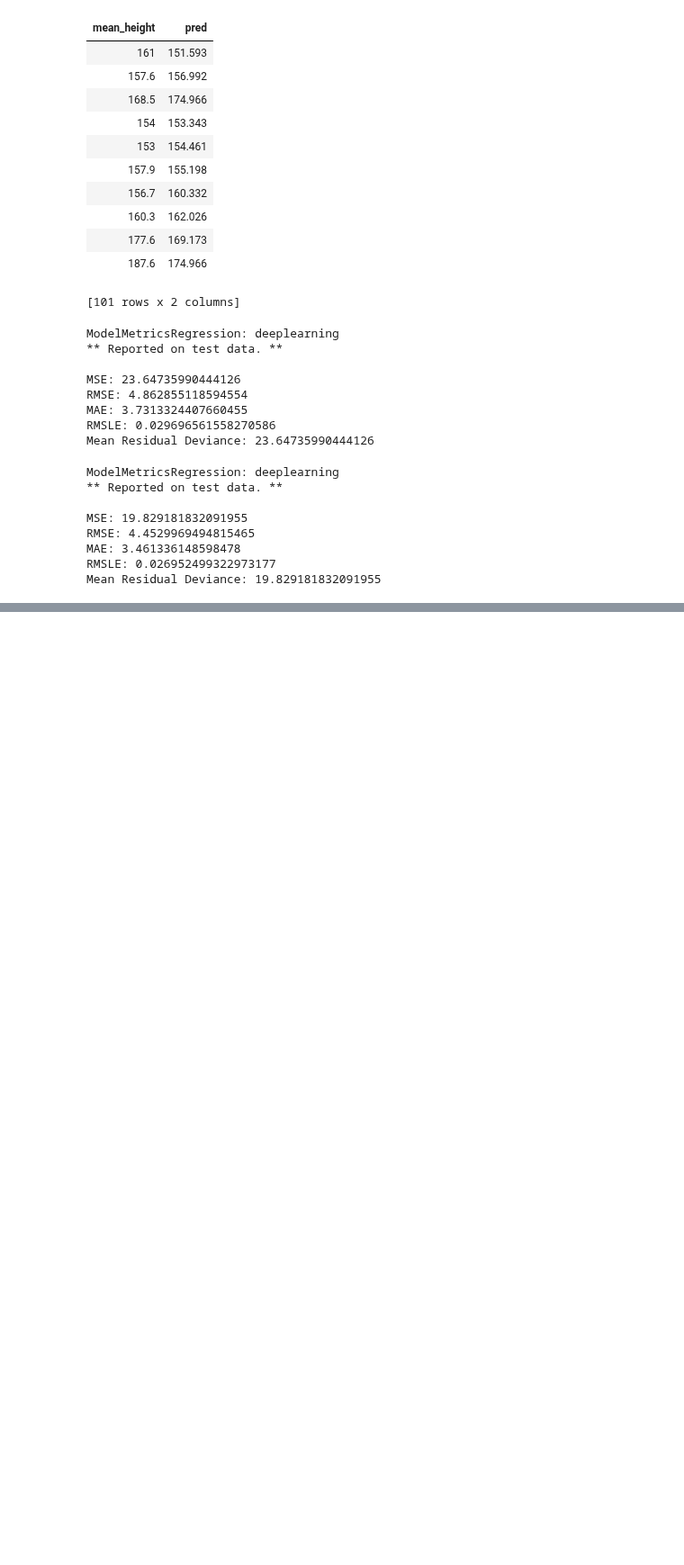
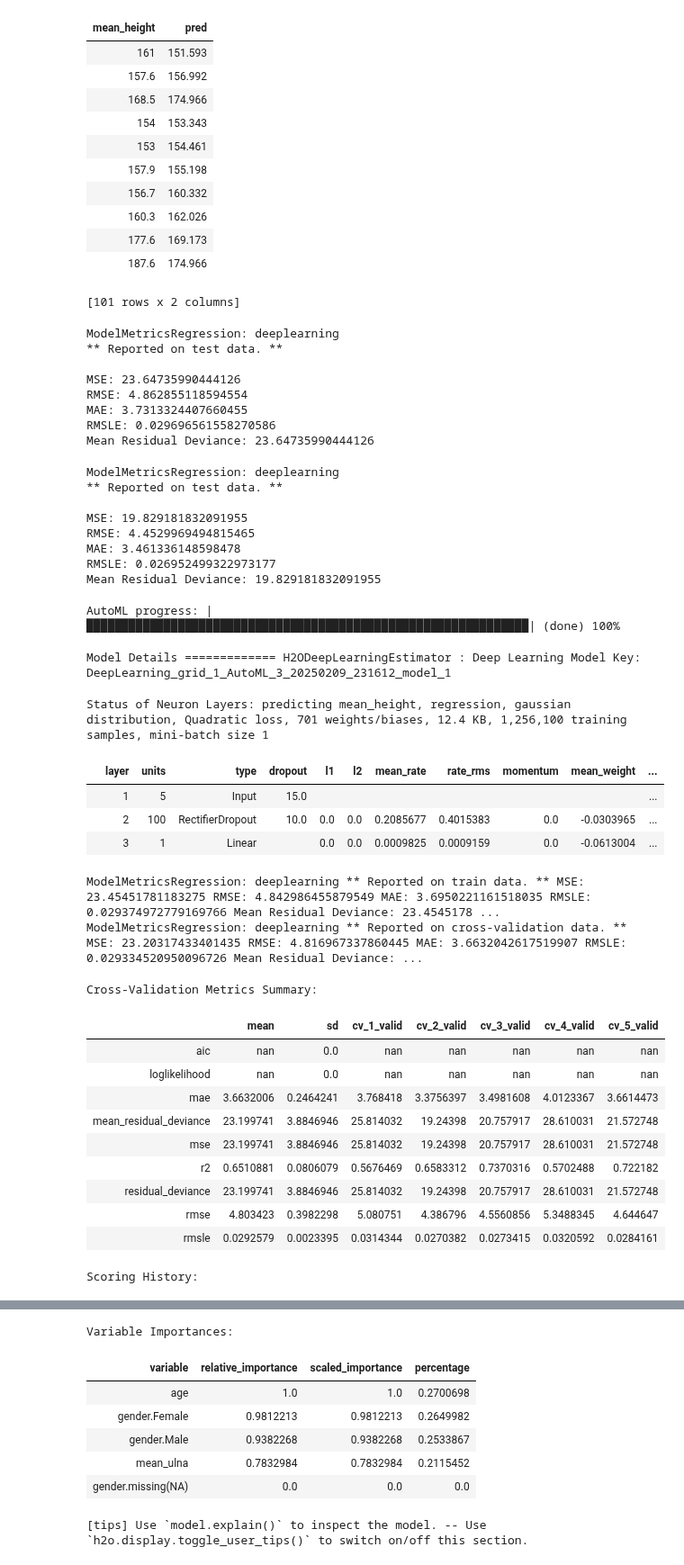
Before and after one commit to KomlaRD/agreement_height_ulna_length_study, a Jupyter notebook: automl.ipynb, the cells around one changed output, grey strips where cells are left out. Shown at 90% size. Drawn from its saved outputs; the diff is of its cells as text; code cells hidden in the pictures; blank space fills up the shorter version.

Commit message:
Fit model on log transformed variables

```diff
--- a/automl.ipynb
+++ b/automl.ipynb
@@ -91,3 +101,5 @@ y = "mean_height"
 df = h2o.H2OFrame(df)
 # %% [output]
 Parse progress: |████████████████████████████████████████████████████████████████| (done) 100%
+# %%
+df_t = h2o.H2OFrame(df_t)
@@ -259,3 +273,29 @@ RMSE: 4.4529969494815465
 MAE: 3.461336148598478
 RMSLE: 0.026952499322973177
 Mean Residual Deviance: 19.829181832091955
+# %%
+# Run AutoML on full dataset with log transformation
+aml3 = H2OAutoML(max_runtime_secs=300, seed = 1, project_name="Height_Prediction_T")
+aml3.train(y = y, training_frame = df_t)
+# %% [output]
+AutoML progress: |███████████████████████████████████████████████████████████████| (done) 100%
+Model Details ============= H2ODeepLearningEstimator : Deep Learning Model Key: DeepLearning_grid_1_AutoML_3_20250209_231612_model_1
+Status of Neuron Layers: predicting mean_height, regression, gaussian distribution, Quadratic loss, 701 weights/biases, 12.4 KB, 1,256,100 training samples, mini-batch size 1
+|  | layer | units | type | dropout | l1 | l2 | mean_rate | rate_rms | momentum | mean_weight | ... |
+|  | 1 | 5 | Input | 15.0 |  |  |  |  |  |  | ... |
+|  | 2 | 100 | RectifierDropout | 10.0 | 0.0 | 0.0 | 0.2085677 | 0.4015383 | 0.0 | -0.0303965 | ... |
+|  | 3 | 1 | Linear |  | 0.0 | 0.0 | 0.0009825 | 0.0009159 | 0.0 | -0.0613004 | ... |
+ModelMetricsRegression: deeplearning ** Reported on train data. ** MSE: 23.45451781183275 RMSE: 4.842986455879549 MAE: 3.6950221161518035 RMSLE: 0.029374972779169766 Mean Residual Deviance: 23.4545178 ...
+ModelMetricsRegression: deeplearning ** Reported on cross-validation data. ** MSE: 23.20317433401435 RMSE: 4.816967337860445 MAE: 3.6632042617519907 RMSLE: 0.029334520950096726 Mean Residual Deviance: ...
+Cross-Validation Metrics Summary:
+|  | mean | sd | cv_1_valid | cv_2_valid | cv_3_valid | cv_4_valid | cv_5_valid |
+| aic | nan | 0.0 | nan | nan | nan | nan | nan |
+| loglikelihood | nan | 0.0 | nan | nan | nan | nan | nan |
+| mae | 3.6632006 | 0.2464241 | 3.768418 | 3.3756397 | 3.4981608 | 4.0123367 | 3.6614473 |
+| mean_residual_deviance | 23.199741 | 3.8846946 | 25.814032 | 19.24398 | 20.757917 | 28.610031 | 21.572748 |
+| mse | 23.199741 | 3.8846946 | 25.814032 | 19.24398 | 20.757917 | 28.610031 | 21.572748 |
+| r2 | 0.6510881 | 0.0806079 | 0.5676469 | 0.6583312 | 0.7370316 | 0.5702488 | 0.722182 |
+| residual_deviance | 23.199741 | 3.8846946 | 25.814032 | 19.24398 | 20.757917 | 28.610031 | 21.572748 |
+| rmse | 4.803423 | 0.3982298 | 5.080751 | 4.386796 | 4.5560856 | 5.3488345 | 4.644647 |
+| rmsle | 0.0292579 | 0.0023395 | 0.0314344 | 0.0270382 | 0.0273415 | 0.0320592 | 0.0284161 |
+Scoring History:
@@ -261,0 +309,8 @@ Mean Residual Deviance: 19.829181832091955
+Variable Importances:
+| variable | relative_importance | scaled_importance | percentage |
+| age | 1.0 | 1.0 | 0.2700698 |
+| gender.Female | 0.9812213 | 0.9812213 | 0.2649982 |
+| gender.Male | 0.9382268 | 0.9382268 | 0.2533867 |
+| mean_ulna | 0.7832984 | 0.7832984 | 0.2115452 |
+| gender.missing(NA) | 0.0 | 0.0 | 0.0 |
+[tips] Use `model.explain()` to inspect the model. -- Use `h2o.display.toggle_user_tips()` to switch on/off this section.
```
Also changed, not shown: parts of 4 cells of this notebook.
